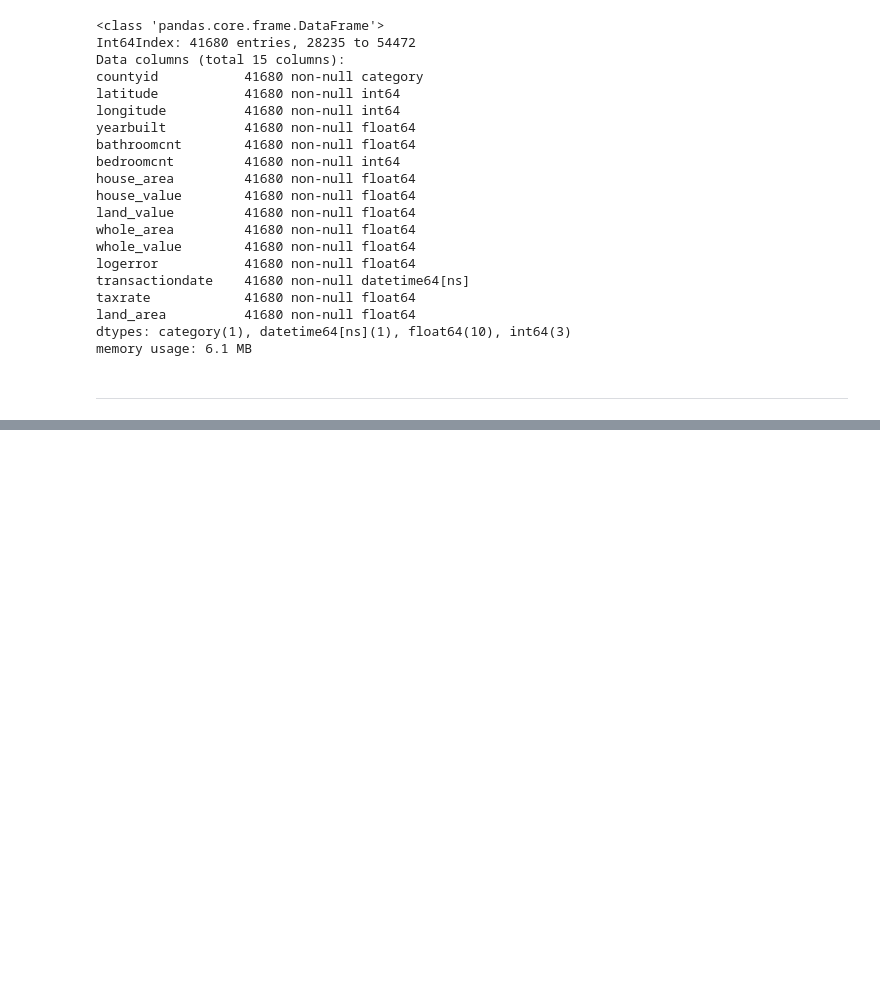
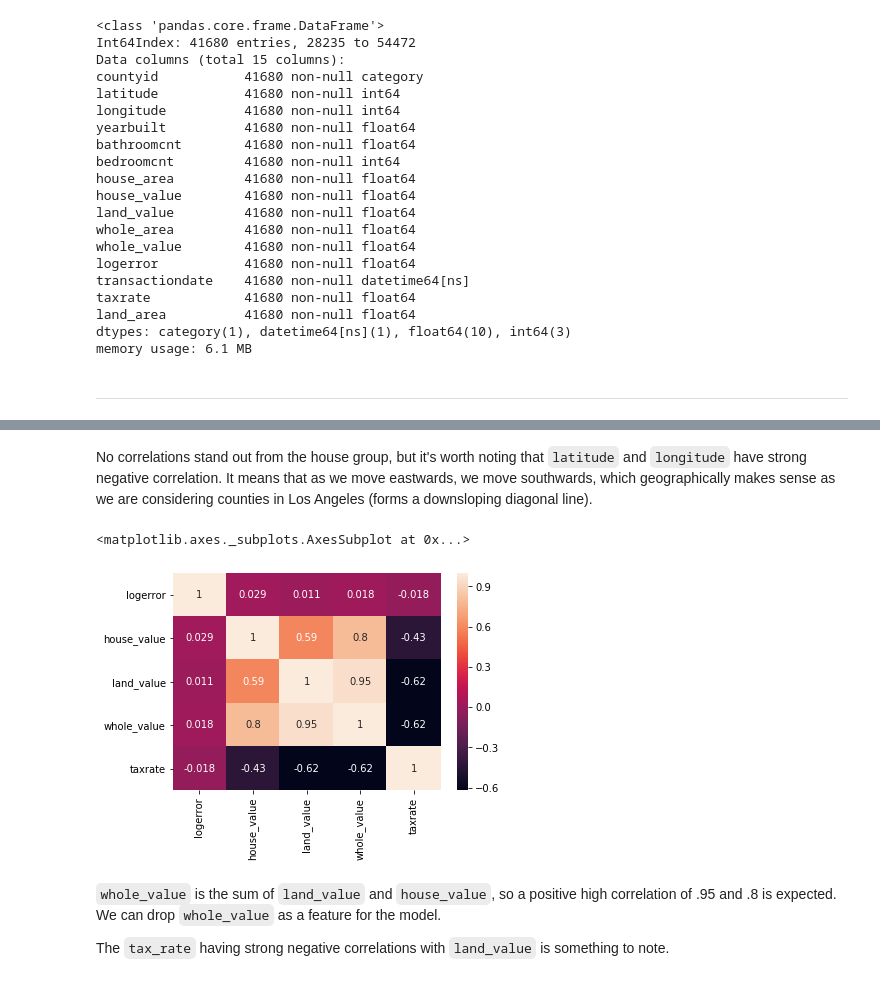
Before and after one commit to RainierCluster/zillow-cluster, a Jupyter notebook: Cris - Rainier-Cluster.ipynb, the cells around one changed output, grey strips where cells are left out. Cells and saved outputs as stored; diff of their text form; code cells hidden in the pictures; blank space fills up the shorter version.

```diff
--- a/Cris - Rainier-Cluster.ipynb
+++ b/Cris - Rainier-Cluster.ipynb
@@ -71,0 +99,11 @@ trex
+# %% [markdown]
+No correlations stand out from the house group, but it's worth noting that `latitude` and `longitude` have strong negative correlation. It means that as we move eastwards, we move southwards, which geographically makes sense as we are considering counties in Los Angeles (forms a downsloping diagonal line).
+# %%
+sns.heatmap(trex_val.corr(),annot=True)
+# %% [output]
+<matplotlib.axes._subplots.AxesSubplot at 0x...>
+[figure, added]
+# %% [markdown]
+`whole_value` is the sum of `land_value` and `house_value`, so a positive high correlation of .95 and .8 is expected. We can drop `whole_value` as a feature for the model.
+
+The `tax_rate` having strong negative correlations with `land_value` is something to note.
```
Also changed, not shown: parts of 10 cells of this notebook.
